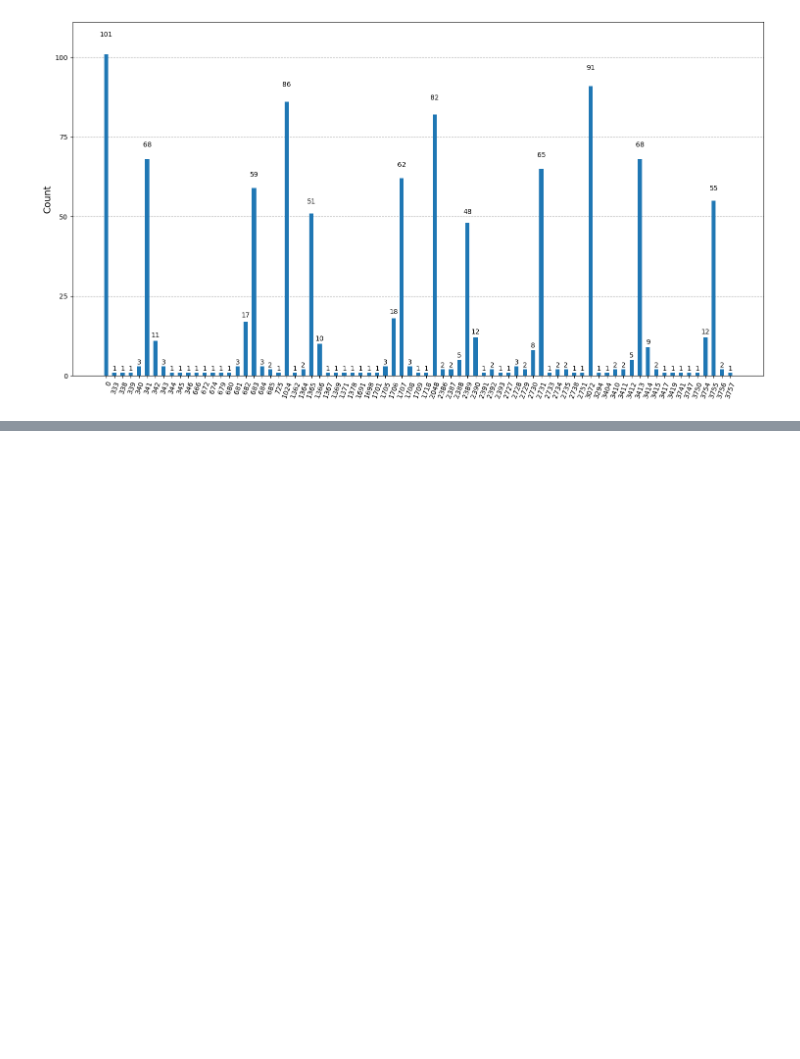
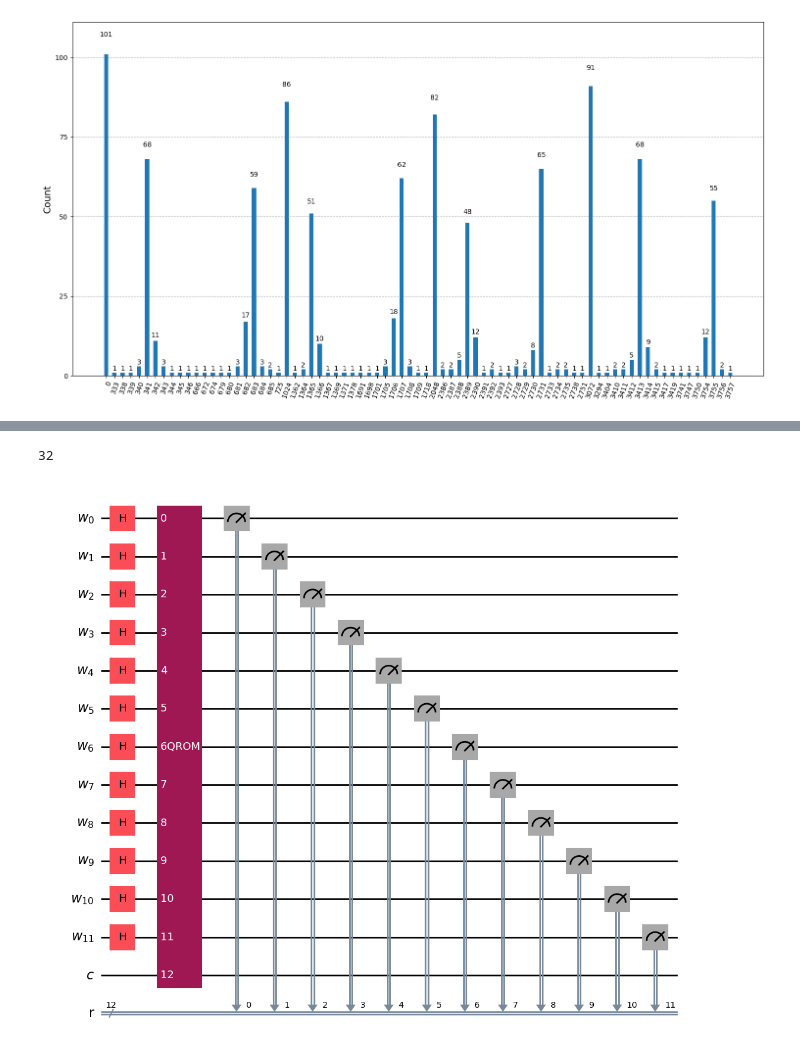
Before and after one commit to Flirm/quantum-circuits-implementation, a Jupyter notebook: implementations/windowed_arithmetic/notebooks/table_lookup.ipynb, the cells around one changed output, grey strips where cells are left out. Drawn from its saved outputs; the diff is of its cells as text; code cells hidden in the pictures; blank space fills up the shorter version.

```diff
--- a/implementations/windowed_arithmetic/notebooks/table_lookup.ipynb
+++ b/implementations/windowed_arithmetic/notebooks/table_lookup.ipynb
@@ -2075,0 +2337,16 @@ plot_histogram(counts, figsize=[15,8])
+# %%
+#REDO with new permutation functions
+N = 35
+n = int(log2(N)) + 1
+tabela_ints = calculate_exp_table(2*n, 2, N)
+regw = QuantumRegister(ceil(log2(len(tabela_ints))), "w")
+regc = QuantumRegister(1, "c")
+regClassic = ClassicalRegister(2*n, "r")
+qc_test_hypercube = QuantumCircuit(regw, regc, regClassic)
+qc_test_hypercube.h(regw)
+qc_test_hypercube.append(compute_lookup_table(0,tabela_ints,optimization=2), regw[:] + regc[:])
+qc_test_hypercube.measure(regw, regClassic)
+qc_test_hypercube.draw("mpl")
+# %% [output]
+32
+[figure, added]
```
Also changed, not shown: parts of 5 cells of this notebook.
